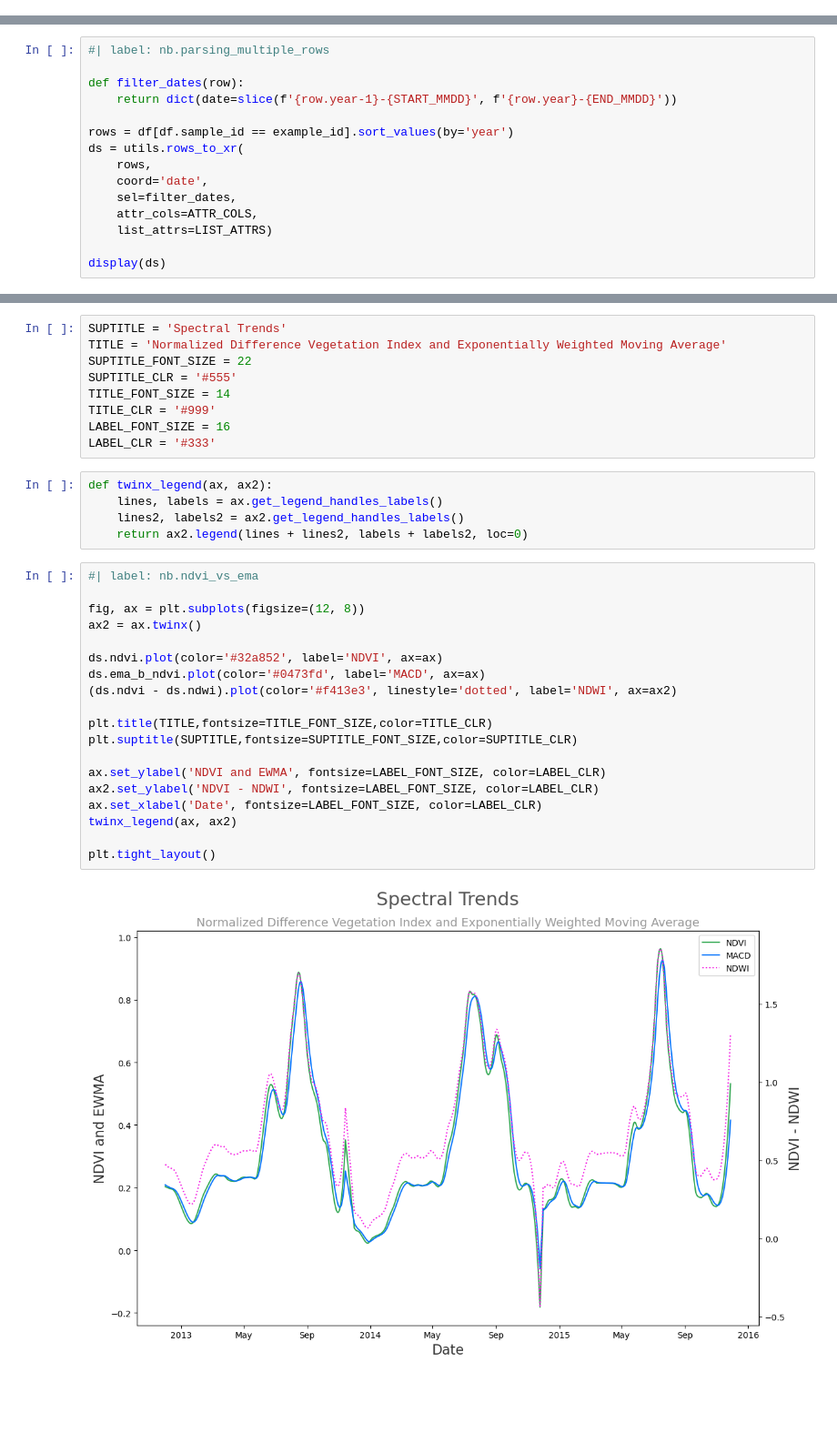
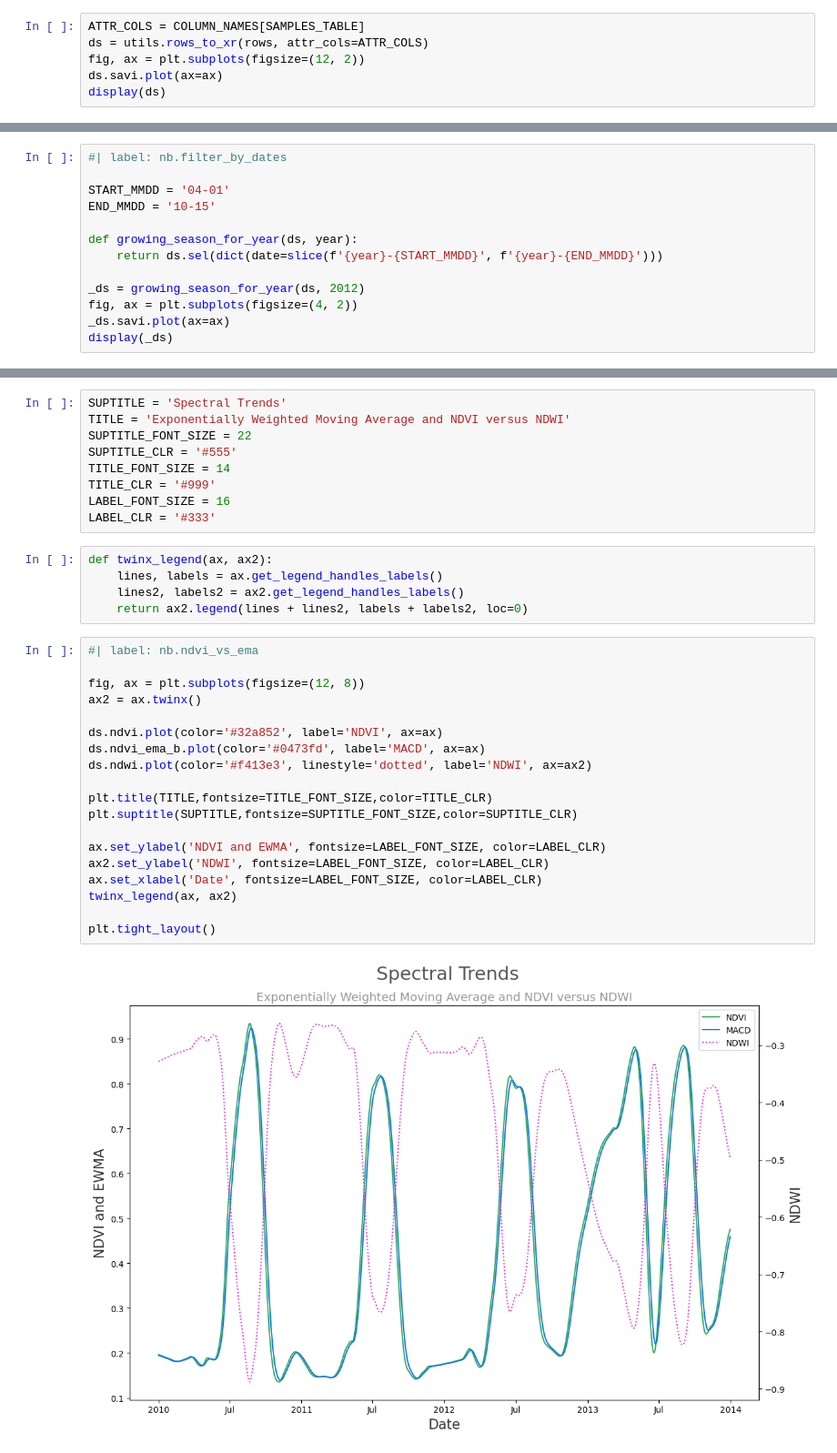
Before and after one commit to SchmidtDSE/spectral_trend_database, a Jupyter notebook: nb/public/examples.ipynb, the cells around one changed output, grey strips where cells are left out. Shown at 91% size. Cells and saved outputs as stored; diff of their text form; blank space fills up the shorter version.

```diff
--- a/nb/public/examples.ipynb
+++ b/nb/public/examples.ipynb
@@ -243,0 +221,6 @@ Data variables: (12/52)
+# %%
+ATTR_COLS = COLUMN_NAMES[SAMPLES_TABLE]
+ds = utils.rows_to_xr(rows, attr_cols=ATTR_COLS)
+fig, ax = plt.subplots(figsize=(12, 2))
+ds.savi.plot(ax=ax)
+display(ds)
@@ -246,15 +247,0 @@ We simialarly turn multiple rows into a dataset. Because rows contain overlaping
-# %%
-#| label: nb.parsing_multiple_rows
-
-def filter_dates(row):
-    return dict(date=slice(f'{row.year-1}-{START_MMDD}', f'{row.year}-{END_MMDD}'))
-
-rows = df[df.sample_id == example_id].sort_values(by='year')
-ds = utils.rows_to_xr(
-    rows,
-    coord='date',
-    sel=filter_dates,
-    attr_cols=ATTR_COLS,
-    list_attrs=LIST_ATTRS)
-
-display(ds)
@@ -278,0 +248,13 @@ Data variables: (12/52)
+# %%
+#| label: nb.filter_by_dates
+
+START_MMDD = '04-01'
+END_MMDD = '10-15'
+
+def growing_season_for_year(ds, year):
+    return ds.sel(dict(date=slice(f'{year}-{START_MMDD}', f'{year}-{END_MMDD}')))
+
+_ds = growing_season_for_year(ds, 2012)
+fig, ax = plt.subplots(figsize=(4, 2))
+_ds.savi.plot(ax=ax)
+display(_ds)
@@ -283,7 +284,7 @@ Data variables: (12/52)
 ## Computations and Visulaizations
 # %%
 SUPTITLE = 'Spectral Trends'
-TITLE = 'Normalized Difference Vegetation Index and Exponentially Weighted Moving Average'
+TITLE = 'Exponentially Weighted Moving Average and NDVI versus NDWI'
 SUPTITLE_FONT_SIZE = 22
 SUPTITLE_CLR = '#555'
 TITLE_FONT_SIZE = 14
@@ -298,21 +299,21 @@ def twinx_legend(ax, ax2):
 # %%
 #| label: nb.ndvi_vs_ema
 
 fig, ax = plt.subplots(figsize=(12, 8))
 ax2 = ax.twinx()
 
 ds.ndvi.plot(color='#32a852', label='NDVI', ax=ax)
-ds.ema_b_ndvi.plot(color='#0473fd', label='MACD', ax=ax)
-(ds.ndvi - ds.ndwi).plot(color='#f413e3', linestyle='dotted', label='NDWI', ax=ax2)
+ds.ndvi_ema_b.plot(color='#0473fd', label='MACD', ax=ax)
+ds.ndwi.plot(color='#f413e3', linestyle='dotted', label='NDWI', ax=ax2)
 
 plt.title(TITLE,fontsize=TITLE_FONT_SIZE,color=TITLE_CLR)
 plt.suptitle(SUPTITLE,fontsize=SUPTITLE_FONT_SIZE,color=SUPTITLE_CLR)
 
 ax.set_ylabel('NDVI and EWMA', fontsize=LABEL_FONT_SIZE, color=LABEL_CLR)
-ax2.set_ylabel('NDVI - NDWI', fontsize=LABEL_FONT_SIZE, color=LABEL_CLR)
+ax2.set_ylabel('NDWI', fontsize=LABEL_FONT_SIZE, color=LABEL_CLR)
 ax.set_xlabel('Date', fontsize=LABEL_FONT_SIZE, color=LABEL_CLR)
 twinx_legend(ax, ax2)
 
 plt.tight_layout()
 # %% [output]
-[figure, old version]
+[figure, new version]
```
Also changed, not shown: parts of 20 cells of this notebook, 1 other file.
